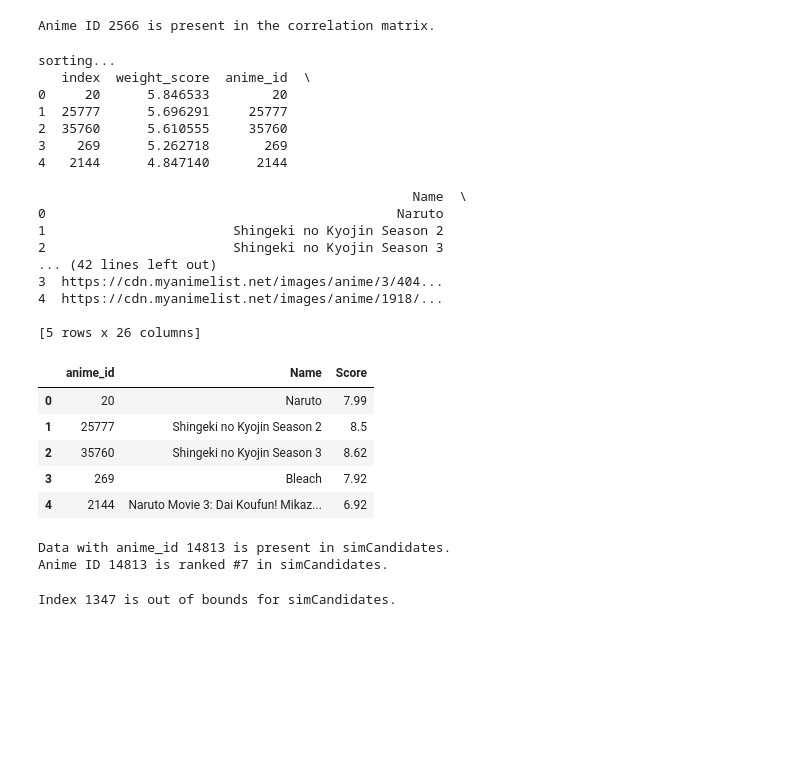
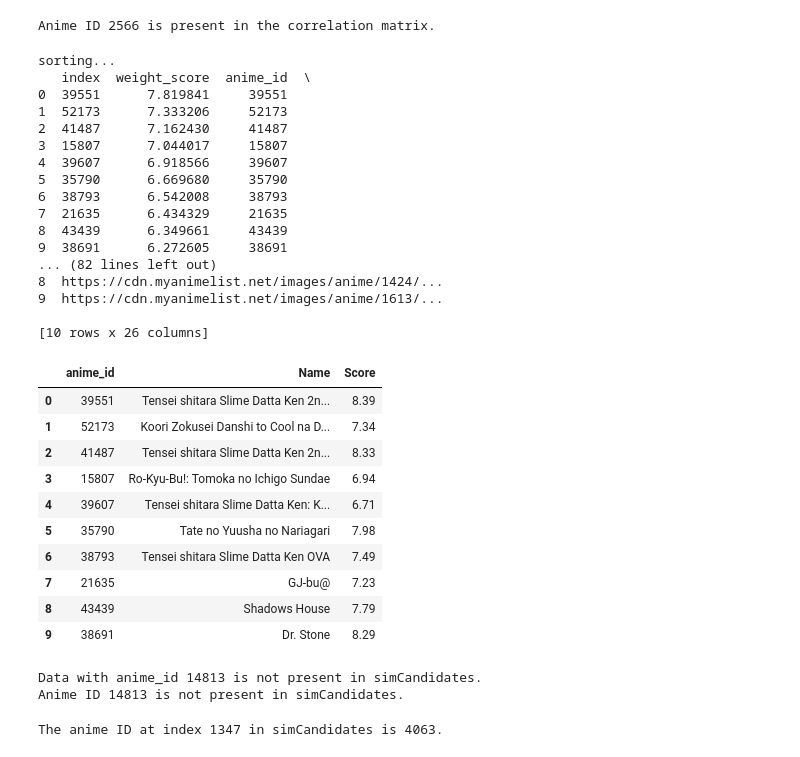
Before and after one commit to Phanuruj3146/AniMatch, a Jupyter notebook: ItembasedCollaborative/itemBasedRec.ipynb, the cells around one changed output. Cells and saved outputs as stored; diff of their text form; code cells hidden in the pictures; blank space fills up the shorter version.

Commit message:
fix the number of dataset

```diff
--- a/ItembasedCollaborative/itemBasedRec.ipynb
+++ b/ItembasedCollaborative/itemBasedRec.ipynb
@@ -15,5 +7,3 @@ please provide us feedback at https://github.com/pandas-dev/pandas/issues/54466
 # %%
-data = pd.read_csv("users-score-2023.csv", encoding="utf8")
-animeData = pd.read_csv("anime-dataset-2023.csv", encoding="utf8")
-data.head()
-print(type(animeData))
+data_clean = pd.read_csv("selected_users_data.csv", encoding="utf8")
+anime_data = pd.read_csv("anime-dataset-2023.csv", encoding="utf8")
@@ -26,3 +9,0 @@ userAmount = 5000
-# %%
-data_clean = data[data['user_id'] <= userAmount]
-data_clean.head()
@@ -130,52 +114,57 @@ Anime ID 2566 is present in the correlation matrix.
 # %%
 simCandidates = pd.Series()
 for i in range(1, len(myRatings.index)):
     # print("Adding sims for " + str(myRatings.index[i]) + "...")
     sims = corrMatrix[myRatings.index[i]].dropna()
     # sims = sims.map(lambda x: x * myRatings[i])
     sims = sims.map(lambda x: x * myRatings.loc[myRatings.index[i]])
     # simCandidates = simCandidates.append(sims)
     simCandidates = pd.concat([simCandidates, sims])
 
 print("sorting...")
 simCandidates.sort_values(inplace= True, ascending= False)
 
 user_input_anime_ids = [anime_id for anime_id, _ in new_ratings]
 simCandidates = simCandidates[~simCandidates.index.isin(user_input_anime_ids)]
-top_5_results = simCandidates.head(5)
+top_5_results = simCandidates.head(10)
 anime_df = top_5_results.reset_index(name='weight_score')
 
 # Merge with the anime_data DataFrame to retrieve title and score
-result_df = pd.merge(anime_df, animeData, how='left', left_on='index', right_on='anime_id')
+result_df = pd.merge(anime_df, anime_data, how='left', left_on='index', right_on='anime_id')
 print(result_df)
 result_df = result_df[['anime_id', 'Name', 'Score']]
 
 # Print the resulting DataFrame
 result_df
 # %% [output]
 sorting...
    index  weight_score  anime_id  \
-0     20      5.846533        20
-1  25777      5.696291     25777
-2  35760      5.610555     35760
-3    269      5.262718       269
-4   2144      4.847140      2144
+0  39551      7.819841     39551
+1  52173      7.333206     52173
+2  41487      7.162430     41487
+3  15807      7.044017     15807
+4  39607      6.918566     39607
+5  35790      6.669680     35790
+6  38793      6.542008     38793
+7  21635      6.434329     21635
+8  43439      6.349661     43439
+9  38691      6.272605     38691
+... (82 lines left out)
+8  https://cdn.myanimelist.net/images/anime/1424/...
+9  https://cdn.myanimelist.net/images/anime/1613/...
 
-                                                Name  \
-0                                             Naruto
-1                        Shingeki no Kyojin Season 2
-2                        Shingeki no Kyojin Season 3
-... (42 lines left out)
-3  https://cdn.myanimelist.net/images/anime/3/404...
-4  https://cdn.myanimelist.net/images/anime/1918/...
-
-[5 rows x 26 columns]
+[10 rows x 26 columns]
 |  | anime_id | Name | Score |
-| 0 | 20 | Naruto | 7.99 |
-| 1 | 25777 | Shingeki no Kyojin Season 2 | 8.5 |
-| 2 | 35760 | Shingeki no Kyojin Season 3 | 8.62 |
-| 3 | 269 | Bleach | 7.92 |
-| 4 | 2144 | Naruto Movie 3: Dai Koufun! Mikaz... | 6.92 |
+| 0 | 39551 | Tensei shitara Slime Datta Ken 2n... | 8.39 |
+| 1 | 52173 | Koori Zokusei Danshi to Cool na D... | 7.34 |
+| 2 | 41487 | Tensei shitara Slime Datta Ken 2n... | 8.33 |
+| 3 | 15807 | Ro-Kyu-Bu!: Tomoka no Ichigo Sundae | 6.94 |
+| 4 | 39607 | Tensei shitara Slime Datta Ken: K... | 6.71 |
+| 5 | 35790 | Tate no Yuusha no Nariagari | 7.98 |
+| 6 | 38793 | Tensei shitara Slime Datta Ken OVA | 7.49 |
+| 7 | 21635 | GJ-bu@ | 7.23 |
+| 8 | 43439 | Shadows House | 7.79 |
+| 9 | 38691 | Dr. Stone | 8.29 |
 # %%
 anime_id_to_check = 14813
 
@@ -195,8 +184,8 @@ if found:
 else:
     print(f"Anime ID {anime_id_to_check} is not present in simCandidates.")
 # %% [output]
-Data with anime_id 14813 is present in simCandidates.
-Anime ID 14813 is ranked #7 in simCandidates.
+Data with anime_id 14813 is not present in simCandidates.
+Anime ID 14813 is not present in simCandidates.
 # %%
 index_to_check = 1347
 
@@ -206,4 +195,4 @@ try:
 except IndexError:
     print(f"Index {index_to_check} is out of bounds for simCandidates.")
 # %% [output]
-Index 1347 is out of bounds for simCandidates.
+The anime ID at index 1347 in simCandidates is 4063.
```
Also changed, not shown: parts of 11 cells of this notebook, 4 other files.
